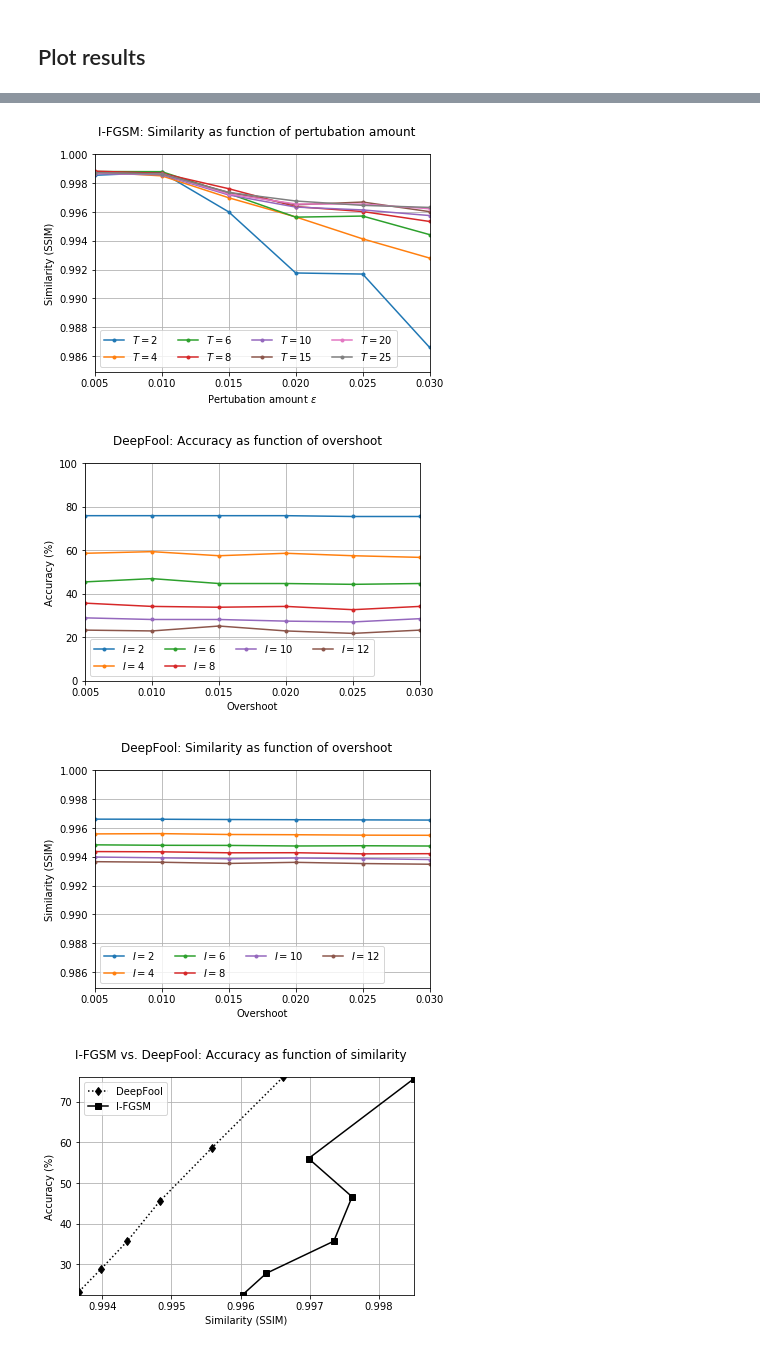
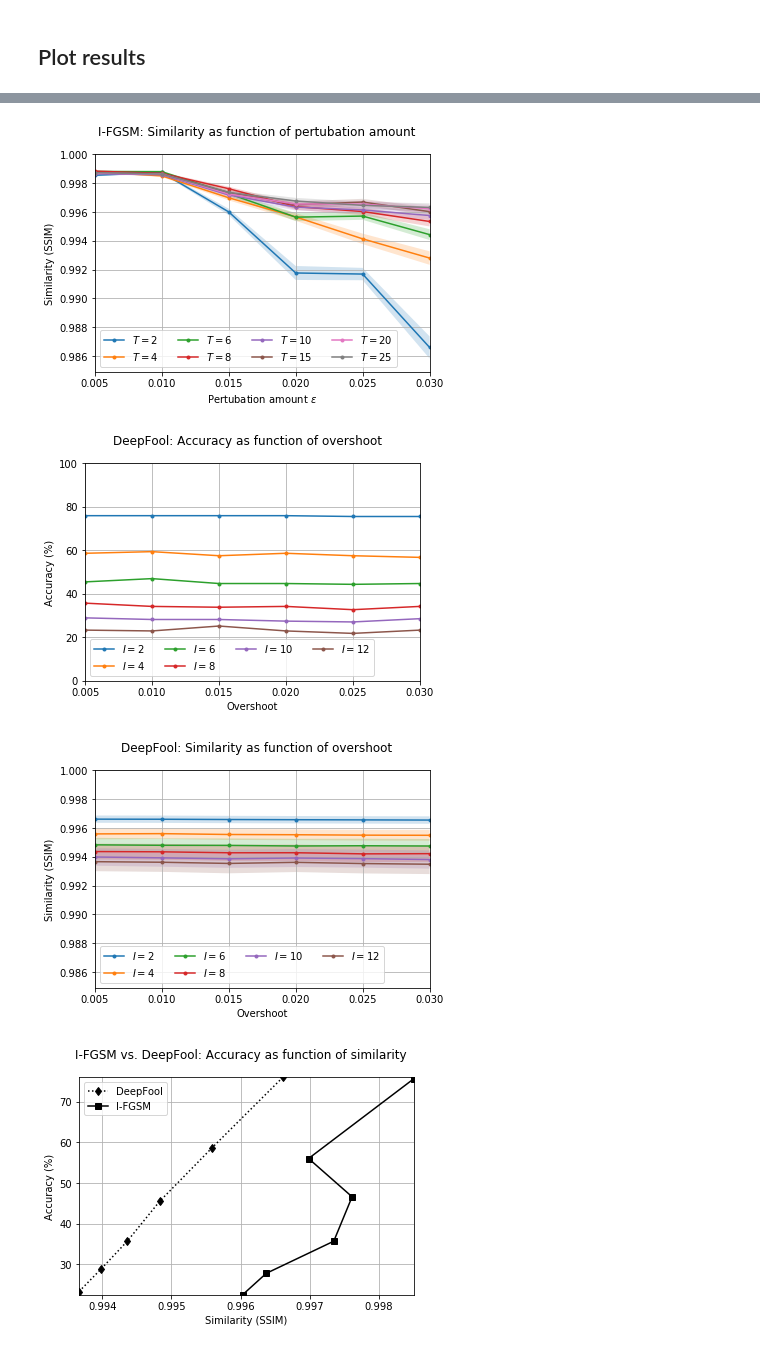
Before and after one commit to vkarlstrand/pie, a Jupyter notebook: plot_parameter_results.ipynb, the cells around one changed output, grey strips where cells are left out. Saved outputs shown, nothing was run; the diff lists cells and outputs as text; code cells hidden in the pictures.

```diff
--- a/plot_parameter_results.ipynb
+++ b/plot_parameter_results.ipynb
@@ -50,9 +50,9 @@ def plot_ifgsm_accuracy(epsilons, steps, data):
 def plot_ifgsm_similarity(epsilons, steps, means, stds):
     fig, ax = plt.subplots()
     lines = ax.plot(epsilons, means, '.-')
-    k = 1
-#     for i in range(means.shape[1]):
-#         ax.fill_between(epsilons, means[:,i]+k*stds[:,i], means[:,i]-k*stds[:,i], alpha=0.2)
+    k = 0.1
+    for i in range(means.shape[1]):
+        ax.fill_between(epsilons, means[:,i]+k*stds[:,i], means[:,i]-k*stds[:,i], alpha=0.2)
     ax.set_xlabel('Pertubation amount $\epsilon$')
     ax.set_ylabel('Similarity (SSIM)')
     ax.set_xlim([epsilons[0], epsilons[-1]])
@@ -75,9 +75,9 @@ def plot_deepfool_accuracy(overshoots, max_iters, data):
 def plot_deepfool_similarity(overshoots, max_iters, means, stds):
     fig, ax = plt.subplots()
     lines = ax.plot(overshoots, means, '.-')
-    k = 1
-#     for i in range(means.shape[1]):
-#         ax.fill_between(overshoots, means[:,i]+k*stds[:,i], means[:,i]-k*stds[:,i], alpha=0.2)
+    k = 0.1
+    for i in range(means.shape[1]):
+        ax.fill_between(overshoots, means[:,i]+k*stds[:,i], means[:,i]-k*stds[:,i], alpha=0.2)
     ax.set_xlabel('Overshoot')
     ax.set_ylabel('Similarity (SSIM)')
     ax.set_xlim([overshoots[0], overshoots[-1]])
@@ -110,33 +110,33 @@ plt.savefig('res_ifgsm_sim.pdf')
 
 fig = plot_deepfool_accuracy(overshoots, max_iters, DeepFool_Accuracy_arr_new)
 fig.suptitle('DeepFool: Accuracy as function of overshoot')
 plt.savefig('res_deepfool_acc.pdf')
 
 fig = plot_deepfool_similarity(overshoots, max_iters, DeepFool_mean_similarity_arr_new, DeepFool_std_similarity_arr_new)
 fig.suptitle('DeepFool: Similarity as function of overshoot')
 plt.savefig('res_deepfool_sim.pdf')
 
 
 IFGSM_Accuracy = np.array([orig_IFGSM_Accuracy_arr[1,1],orig_IFGSM_Accuracy_arr[2,1],orig_IFGSM_Accuracy_arr[2,3],\
                          orig_IFGSM_Accuracy_arr[2,5],orig_IFGSM_Accuracy_arr[3,3],orig_IFGSM_Accuracy_arr[4,3]])
 IFGSM_Mean_Similarity = np.array([orig_IFGSM_mean_similarity_arr[1,1],orig_IFGSM_mean_similarity_arr[2,1],orig_IFGSM_mean_similarity_arr[2,3],\
                          orig_IFGSM_mean_similarity_arr[2,5],orig_IFGSM_mean_similarity_arr[3,3],orig_IFGSM_mean_similarity_arr[4,3]])
 
 DeepFool_Accuracy = DeepFool_Accuracy_arr_new[0,:]
 DeepFool_Mean_Similarity = DeepFool_mean_similarity_arr_new[0,:]
 
 # IFGSM_Accuracy = 1
 # IFGSM_Mean_Similarity = 1
 
 
 fig = plot_all_accuracy_similarity(IFGSM_Accuracy, IFGSM_Mean_Similarity, DeepFool_Accuracy, DeepFool_Mean_Similarity)
 fig.suptitle('I-FGSM vs. DeepFool: Accuracy as function of similarity')
 plt.savefig('res_ifgsm_deepfool_acc_sim.pdf')
 
 plt.show()
 # %% [output]
 [figure]
-[figure, old version]
+[figure, new version]
 [figure]
-[figure, old version]
+[figure, new version]
 [figure]
```
Also changed, not shown: 5 other files.
